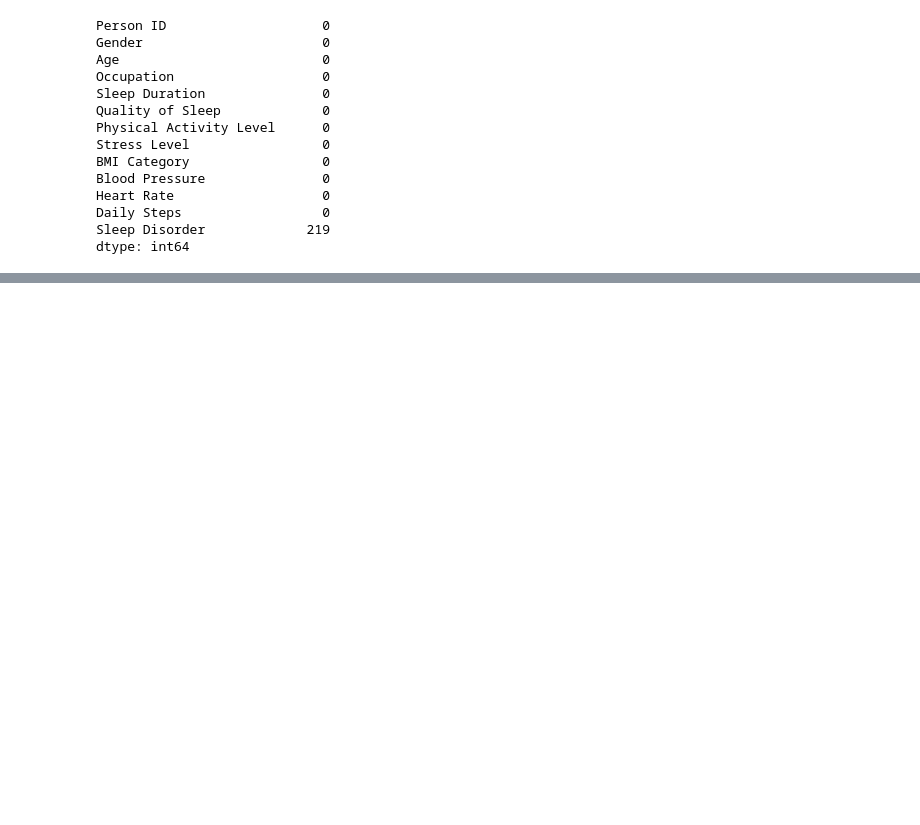
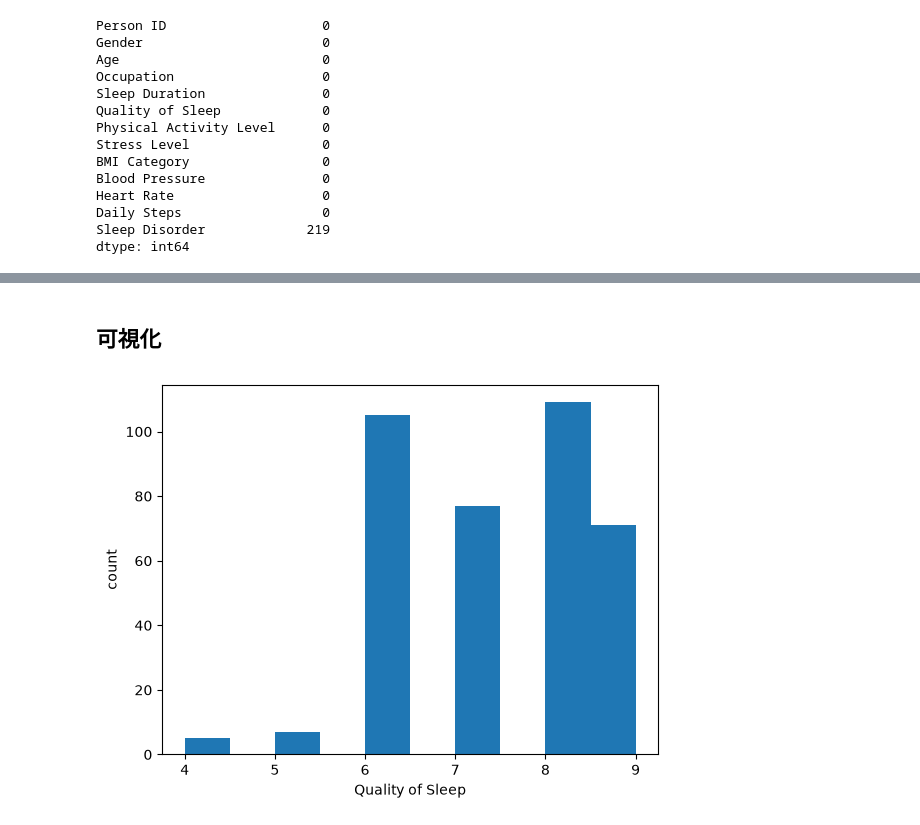
Before and after one commit to Kobakunn/ml-sleep-quality-predictor, a Jupyter notebook: eda.ipynb, the cells around one changed output, grey strips where cells are left out. Saved outputs shown, nothing was run; the diff lists cells and outputs as text; code cells hidden in the pictures; blank space fills up the shorter version.

```diff
--- a/eda.ipynb
+++ b/eda.ipynb
@@ -72,0 +81,12 @@ dtype: int64
+# %%
+# Person IDは予測に関係ないため、削除する。
+df = df.drop(columns=["Person ID"])
+# %%
+# 血圧の処理（str型で収縮期血圧と拡張期血圧をなので必要がある）
+# 120/80 ←収縮期血圧/拡張期血圧
+
+df[["Systolic", "Diastolic"]] = (
+    df["Blood Pressure"]
+      .str.split("/", expand=True)
+      .astype(int)
+)
@@ -72,0 +122,11 @@ dtype: int64
+# %% [markdown]
+## 可視化
+# %%
+import matplotlib.pyplot as plt
+
+plt.hist(df["Quality of Sleep"])
+plt.xlabel("Quality of Sleep")
+plt.ylabel("count")
+plt.show()
+# %% [output]
+[figure, added]
```
Also changed, not shown: parts of 56 cells of this notebook, 4 other files.
